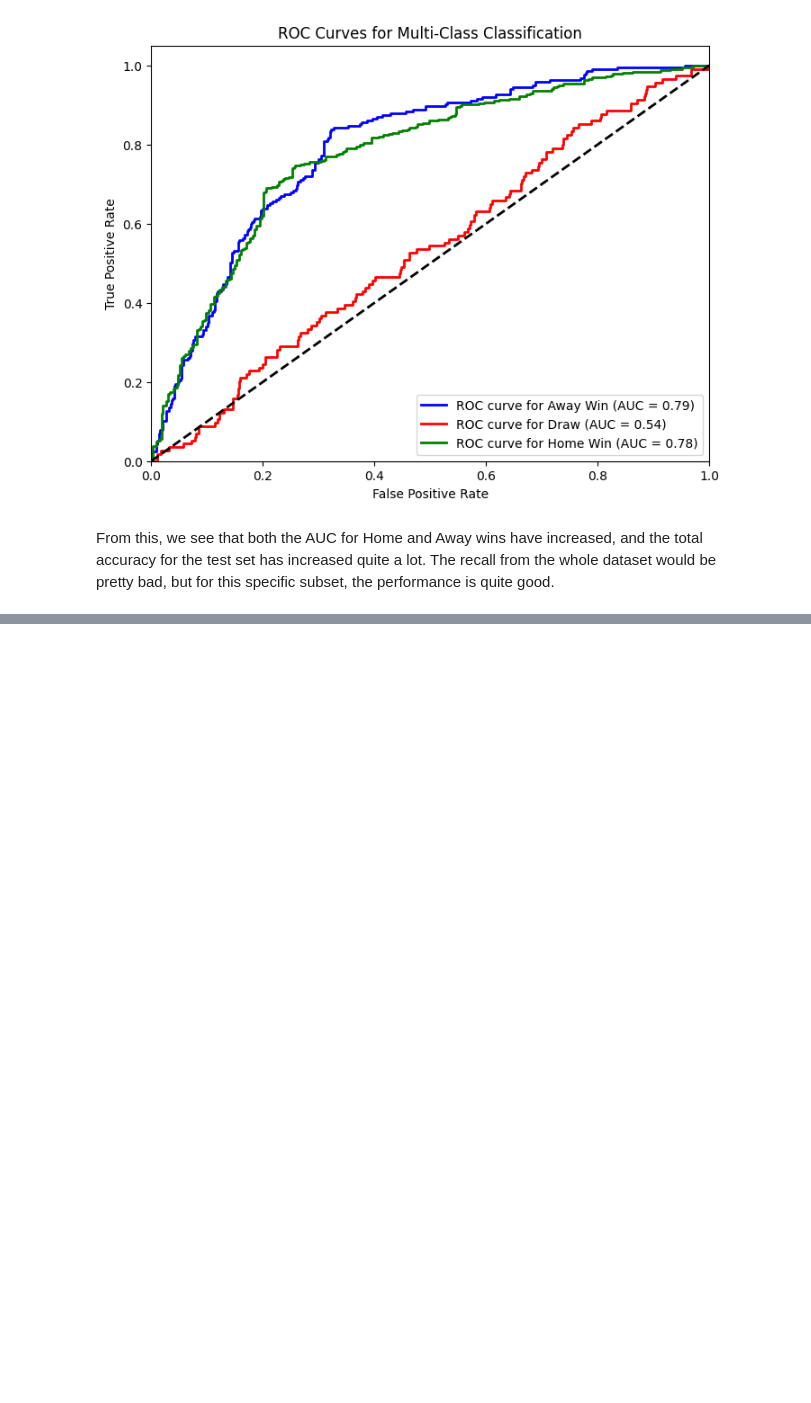
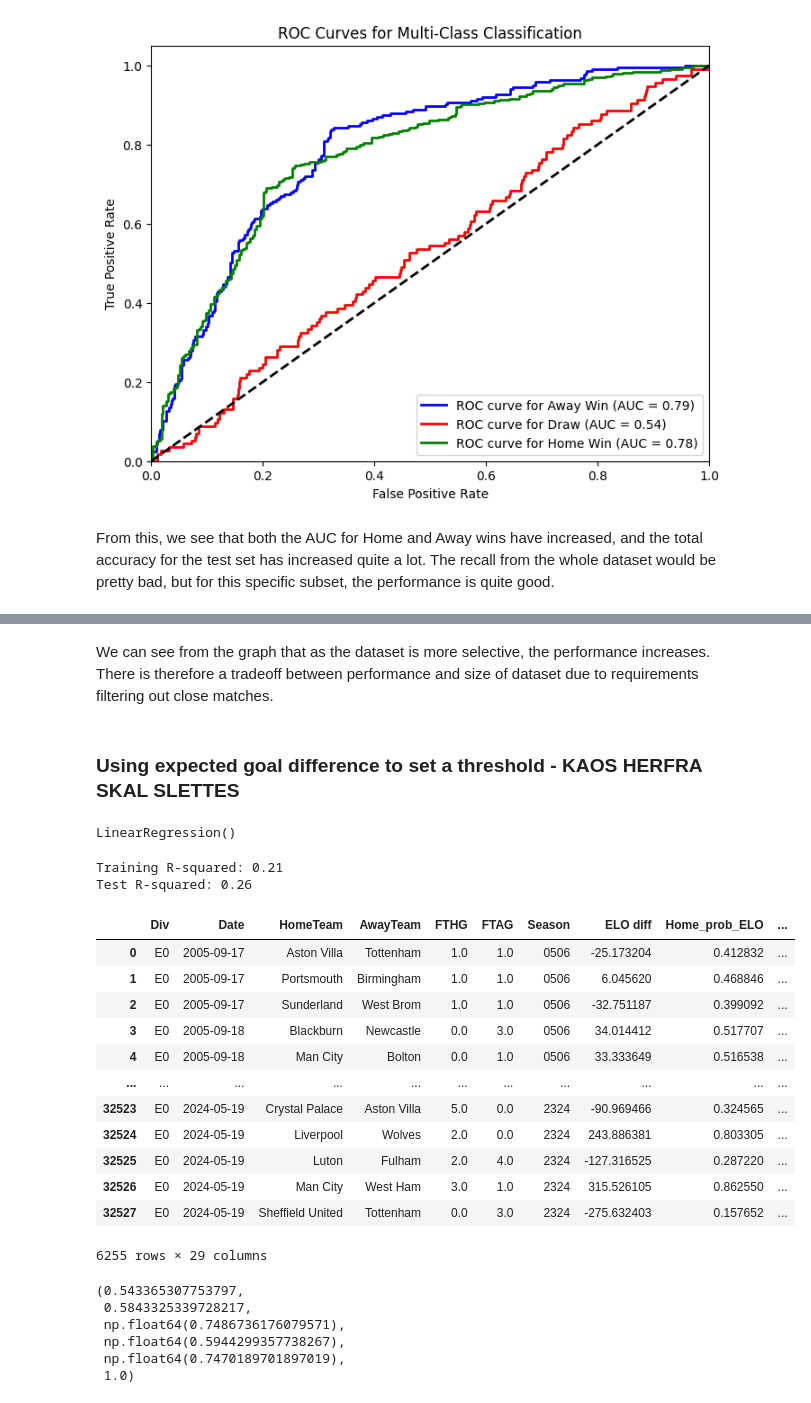
Before and after one commit to heiken1108/Match-Predictor, a Jupyter notebook: notebooks/Heiken/7. Logistic Regression.ipynb, the cells around one changed output, grey strips where cells are left out. Drawn from its saved outputs; the diff is of its cells as text; code cells hidden in the pictures; blank space fills up the shorter version.

```diff
--- a/notebooks/Heiken/7. Logistic Regression.ipynb
+++ b/notebooks/Heiken/7. Logistic Regression.ipynb
@@ -193,0 +253,4 @@ From this, we see that both the AUC for Home and Away wins have increased, and t
+# %% [markdown]
+We can see from the graph that as the dataset is more selective, the performance increases. There is therefore a tradeoff between performance and size of dataset due to requirements filtering out close matches.
+# %% [markdown]
+### Using expected goal difference to set a threshold - KAOS HERFRA SKAL SLETTES
@@ -193,0 +262,74 @@ From this, we see that both the AUC for Home and Away wins have increased, and t
+# %%
+model = LinearRegression()
+model.fit(X_train, y_train)
+# %% [output]
+LinearRegression()
+# %%
+train_score = model.score(X_train, y_train)
+test_score = model.score(X_test, y_test)
+print(f"Training R-squared: {train_score:.2f}")
+print(f"Test R-squared: {test_score:.2f}")
+# %% [output]
+Training R-squared: 0.21
+Test R-squared: 0.26
+# %%
+y_pred = model.predict(X_test)
+
+# Add the predicted goal difference back to the original dataset
+data['Expected Goal Difference'] = model.predict(X)
+data
+# %% [output]
+|  | Div | Date | HomeTeam | AwayTeam | FTHG | FTAG | Season | ELO diff | Home_prob_ELO | ... |
+| 0 | E0 | 2005-09-17 | Aston Villa | Tottenham | 1.0 | 1.0 | 0506 | -25.173204 | 0.412832 | ... |
+| 1 | E0 | 2005-09-17 | Portsmouth | Birmingham | 1.0 | 1.0 | 0506 | 6.045620 | 0.468846 | ... |
+| 2 | E0 | 2005-09-17 | Sunderland | West Brom | 1.0 | 1.0 | 0506 | -32.751187 | 0.399092 | ... |
+| 3 | E0 | 2005-09-18 | Blackburn | Newcastle | 0.0 | 3.0 | 0506 | 34.014412 | 0.517707 | ... |
+| 4 | E0 | 2005-09-18 | Man City | Bolton | 0.0 | 1.0 | 0506 | 33.333649 | 0.516538 | ... |
+| ... | ... | ... | ... | ... | ... | ... | ... | ... | ... | ... |
+| 32523 | E0 | 2024-05-19 | Crystal Palace | Aston Villa | 5.0 | 0.0 | 2324 | -90.969466 | 0.324565 | ... |
+| 32524 | E0 | 2024-05-19 | Liverpool | Wolves | 2.0 | 0.0 | 2324 | 243.886381 | 0.803305 | ... |
+| 32525 | E0 | 2024-05-19 | Luton | Fulham | 2.0 | 4.0 | 2324 | -127.316525 | 0.287220 | ... |
+| 32526 | E0 | 2024-05-19 | Man City | West Ham | 3.0 | 1.0 | 2324 | 315.526105 | 0.862550 | ... |
+| 32527 | E0 | 2024-05-19 | Sheffield United | Tottenham | 0.0 | 3.0 | 2324 | -275.632403 | 0.157652 | ... |
+6255 rows × 29 columns
+# %%
+model = LogisticRegression(multi_class='multinomial', solver='lbfgs')
+x_cols = ['ELO diff', 'Home_prob_ELO', 'Draw_prob_ELO', 'Away_prob_ELO',
+       'Diff_goals_scored', 'Diff_goals_conceded', 'Matchrating',
+       'Diff_points', 'Diff_change_in_ELO', 'Diff_opposition_mean_ELO',
+       'Diff_shots_on_target_attempted', 'Diff_shots_on_target_allowed',
+       'Diff_shots_attempted', 'Diff_shots_allowed', 'Diff_corners_awarded',
+       'Diff_corners_conceded', 'Diff_fouls_commited', 'Diff_fouls_suffered',
+       'Diff_yellow_cards', 'Diff_red_cards', 'Expected Goal Difference']
+
+def cost(data, model, scaler: StandardScaler, threshold=0):
+	use_data = data.copy()
+	use_data = use_data[(data['Expected Goal Difference'] > threshold) | (data['Expected Goal Difference'] < -threshold)]
+	X, y = use_data[x_cols], use_data[y_cols]
+	X_train, X_test, y_train, y_test = train_test_split(X, y, test_size=0.2, random_state=42)
+	X_train = scaler.fit_transform(X_train)
+	X_test = scaler.transform(X_test)
+	model.fit(X_train, y_train)
+
+	training_accuracy = model.score(X_train, y_train)
+	test_accuracy = model.score(X_test, y_test)
+
+
+	# Compute AUC per class
+	AUCs = []
+	y_pred_prob = model.predict_proba(X_test)
+	for i, class_label in enumerate(model.classes_):
+		auc_score = roc_auc_score(y_test == class_label, y_pred_prob[:, i])
+		AUCs.append(auc_score)
+
+	#return training_accuracy, test_accuracy, AUCs
+	return training_accuracy, test_accuracy, AUCs[0], AUCs[1], AUCs[2], len(use_data)/len(data)
+
+cost(data, model, scaler, threshold=0)
+# %% [output]
+(0.543365307753797,
+ 0.5843325339728217,
+ np.float64(0.7486736176079571),
+ np.float64(0.5944299357738267),
+ np.float64(0.7470189701897019),
+ 1.0)
```
Also changed, not shown: parts of 12 cells of this notebook, 1 other file.
